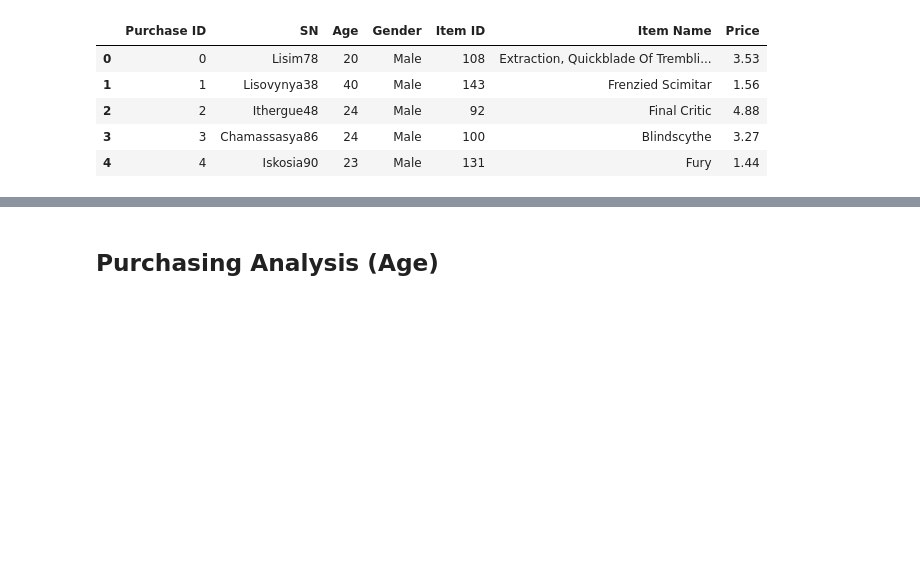
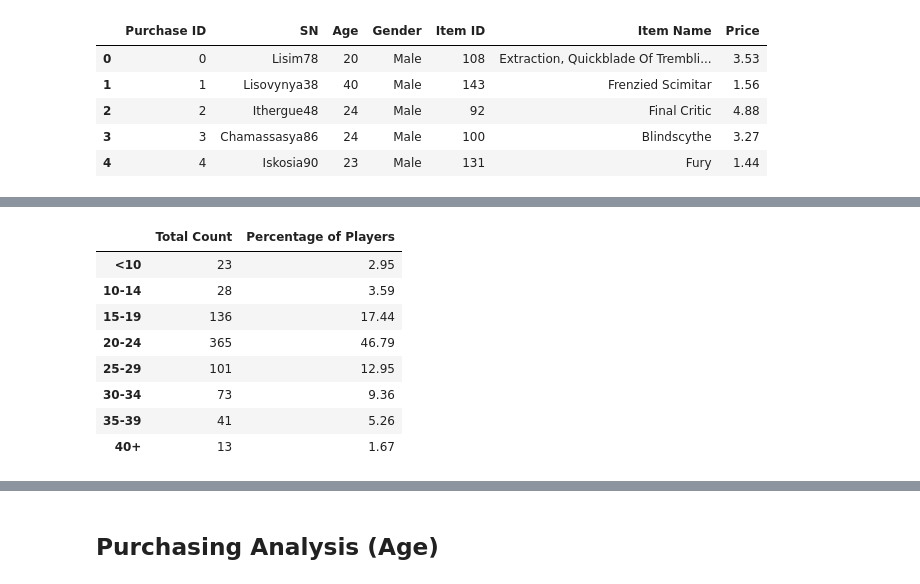
Before and after one commit to Lubinl/pandas-challenge, a Jupyter notebook: HeroesOfPymoli/HeroesOfPymoli.ipynb, the cells around one changed output, grey strips where cells are left out. Drawn from its saved outputs; the diff is of its cells as text; code cells hidden in the pictures; blank space fills up the shorter version.

```diff
--- a/HeroesOfPymoli/HeroesOfPymoli.ipynb
+++ b/HeroesOfPymoli/HeroesOfPymoli.ipynb
@@ -318,4 +332,5 @@ Name: Age, dtype: int64
+# %%
+ages_sum = ages.sum()
 # %%
-ages_sum = age_group
 ages_sum
 # %% [output]
@@ -324,14 +339,12 @@ ages_sum
 bins = [0,9.9,14.9,19.9,24.9,29.9,34.9,39.9,45.9]
 bin_names = ['<10','10-14','15-19','20-24','25-29',
              '30-34','35-39','40+']
-purchase_data[''] = pd.cut(purchase_data['Age'],
+bin_purchase_data = purchase_data[''] = pd.cut(purchase_data['Age'],
                            bins, labels=bin_names,
                            include_lowest=True)
-#purchase_data = purchase_data.drop(columns = ['Purchase ID', 'SN',
-#                               'Gender','Item Name',
-#                               'Price'], axis = 1)
-# purchase_data.info()
-age_group = purchase_data.groupby('').apply(lambda )
-pop = age_group['Item ID']/ages_sum*100
-pop
+
+bin_purchase_data = bin_purchase_data.value_counts()
+bin_purchase_data
+# bin_values = purchase_data[''].value_counts()
+# bin_values
 # %% [output]
@@ -342,0 +360,4 @@ TypeError: unsupported operand type(s) for /: 'SeriesGroupBy' and 'DataFrameGrou
+# %%
+pop = bin_purchase_data/ages_sum*100
+pop = round(pop,2)
+pop
@@ -342,0 +374,15 @@ TypeError: unsupported operand type(s) for /: 'SeriesGroupBy' and 'DataFrameGrou
+# %%
+age_demo = pd.DataFrame({"Total Count": bin_purchase_data,
+                            "Percentage of Players": pop})
+age_demo = age_demo.head(9).sort_index(ascending=True)
+age_demo
+# %% [output]
+|  | Total Count | Percentage of Players |
+| <10 | 23 | 2.95 |
+| 10-14 | 28 | 3.59 |
+| 15-19 | 136 | 17.44 |
+| 20-24 | 365 | 46.79 |
+| 25-29 | 101 | 12.95 |
+| 30-34 | 73 | 9.36 |
+| 35-39 | 41 | 5.26 |
+| 40+ | 13 | 1.67 |
```
Also changed, not shown: parts of 13 cells of this notebook.
